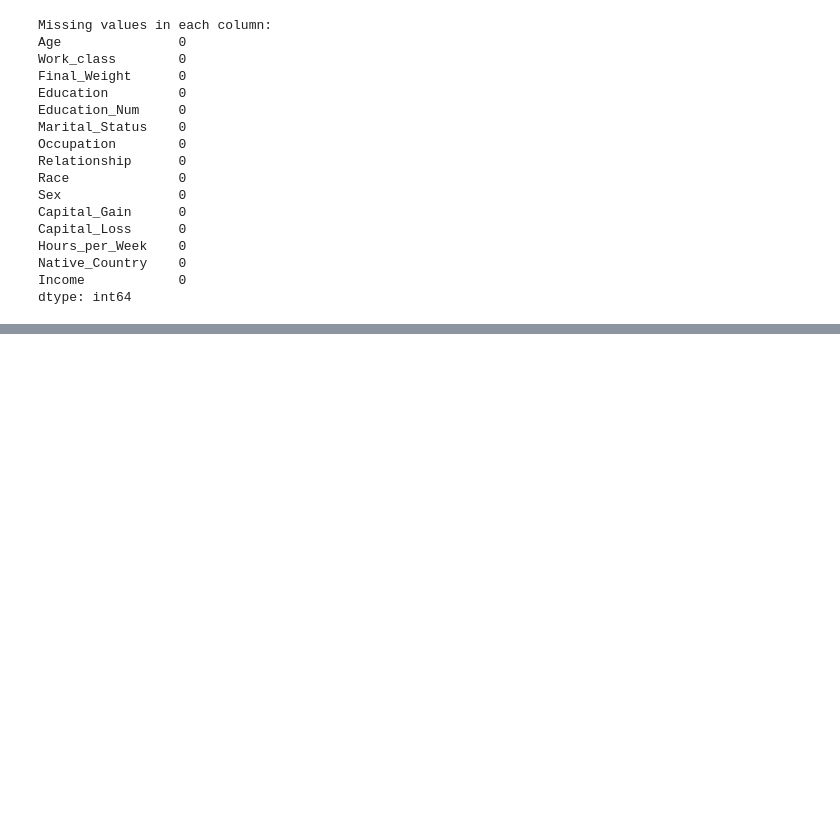
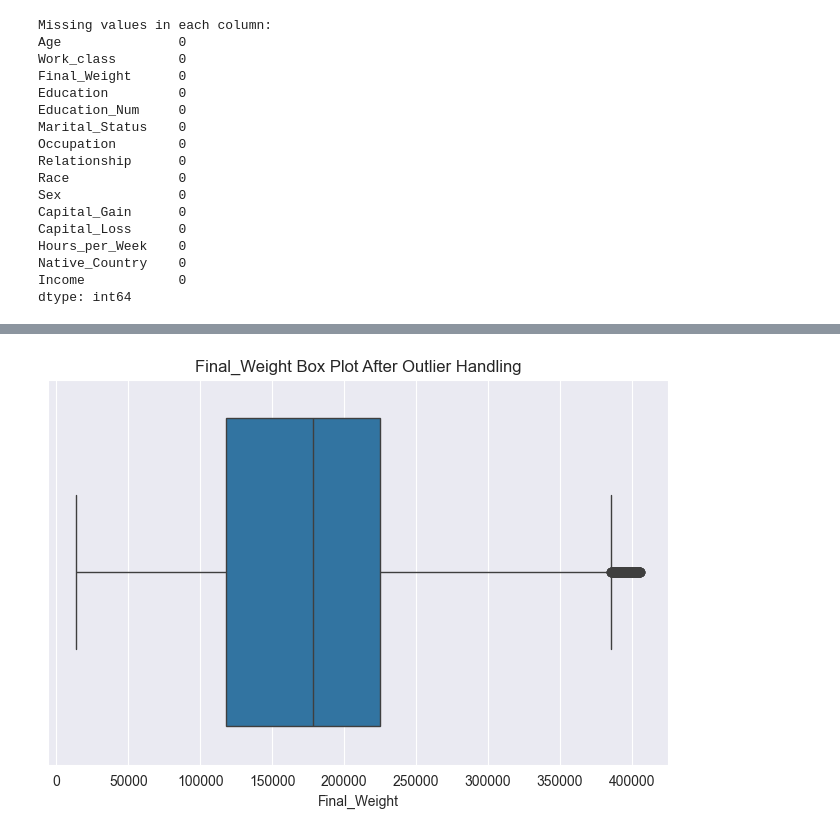
Before and after one commit to ShamalRthnayaka/Income-Prediction, a Jupyter notebook: DataPreprocessing.ipynb, the cells around one changed output, grey strips where cells are left out. Saved outputs shown, nothing was run; the diff lists cells and outputs as text; code cells hidden in the pictures; blank space fills up the shorter version.

```diff
--- a/DataPreprocessing.ipynb
+++ b/DataPreprocessing.ipynb
@@ -315,0 +324,17 @@ dtype: int64
+# %%
+# Handle outliers by replacing values above 1.4 times the IQR with the mean of all values
+Q1 = adult_data["Final_Weight"].quantile(0.25)
+Q3 = adult_data["Final_Weight"].quantile(0.75)
+IQR = Q3 - Q1
+outlier_threshold = Q3 + 1.4 * IQR
+
+final_weight_mean = adult_data["Final_Weight"].mean()
+adult_data.loc[adult_data["Final_Weight"] > outlier_threshold, "Final_Weight"] = final_weight_mean
+
+# Create a box plot for the "Final_Weight" column after handling outliers
+plt.figure(figsize=(8, 5))
+sns.boxplot(x=adult_data["Final_Weight"])
+plt.title("Final_Weight Box Plot After Outlier Handling")
+plt.show()
+# %% [output]
+[figure, added]
```
Also changed, not shown: parts of 16 cells of this notebook.
